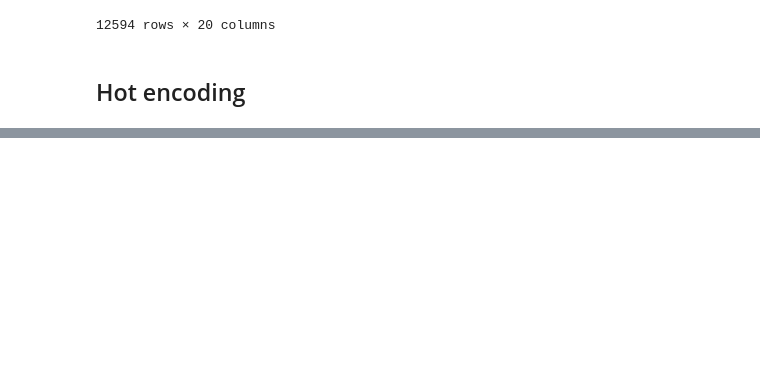
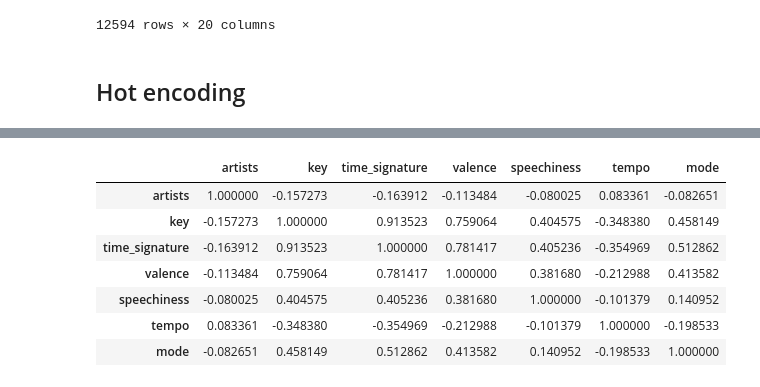
Before and after one commit to EthanFalcao/Spotify_Reccommendation_Algorithm, a Jupyter notebook: feature_selection.ipynb, the cells around one changed output, grey strips where cells are left out. Saved outputs shown, nothing was run; the diff lists cells and outputs as text; code cells hidden in the pictures; blank space fills up the shorter version.

```diff
--- a/feature_selection.ipynb
+++ b/feature_selection.ipynb
@@ -159,8 +162,8 @@ import numpy as np
 # X should be a pandas DataFrame or a NumPy array
 # y should be a pandas Series or a NumPy array
 
-X = df_hot.drop('favorite', axis=1)  # X contains all columns except the 'favorite' column
-y = df_hot['favorite']
+X = df_hot_num.drop('favorite', axis=1)  # X contains all columns except the 'favorite' column
+y = df_hot_num['favorite']
 
 # Initialize the Random Forest Classifier
 rf = RandomForestClassifier()
@@ -176,7 +179,7 @@ feature_importance_df = pd.DataFrame({'Feature': X.columns, 'Importance': featur
 feature_importance_df = feature_importance_df.sort_values(by='Importance', ascending=False)
 
 # Set a threshold for feature importance
-threshold = 0.03  # Adjust this value according to your requirements
+threshold = 0.05  # Adjust this value according to your requirements
 
 # Select features based on the threshold
 selected_features = feature_importance_df[feature_importance_df['Importance'] > threshold]['Feature']
@@ -227,0 +205,17 @@ plt.show()
+# %%
+
+import pandas as pd
+import numpy as np
+
+corr = X_selected.corr()
+corr.style.background_gradient(cmap='coolwarm')
+# 'RdBu_r', 'BrBG_r', & PuOr_r are other good diverging colormaps
+# %% [output]
+|  | artists | key | time_signature | valence | speechiness | tempo | mode |
+| artists | 1.000000 | -0.157273 | -0.163912 | -0.113484 | -0.080025 | 0.083361 | -0.082651 |
+| key | -0.157273 | 1.000000 | 0.913523 | 0.759064 | 0.404575 | -0.348380 | 0.458149 |
+| time_signature | -0.163912 | 0.913523 | 1.000000 | 0.781417 | 0.405236 | -0.354969 | 0.512862 |
+| valence | -0.113484 | 0.759064 | 0.781417 | 1.000000 | 0.381680 | -0.212988 | 0.413582 |
+| speechiness | -0.080025 | 0.404575 | 0.405236 | 0.381680 | 1.000000 | -0.101379 | 0.140952 |
+| tempo | 0.083361 | -0.348380 | -0.354969 | -0.212988 | -0.101379 | 1.000000 | -0.198533 |
+| mode | -0.082651 | 0.458149 | 0.512862 | 0.413582 | 0.140952 | -0.198533 | 1.000000 |
```
Also changed, not shown: parts of 12 cells of this notebook, 2 other files.
